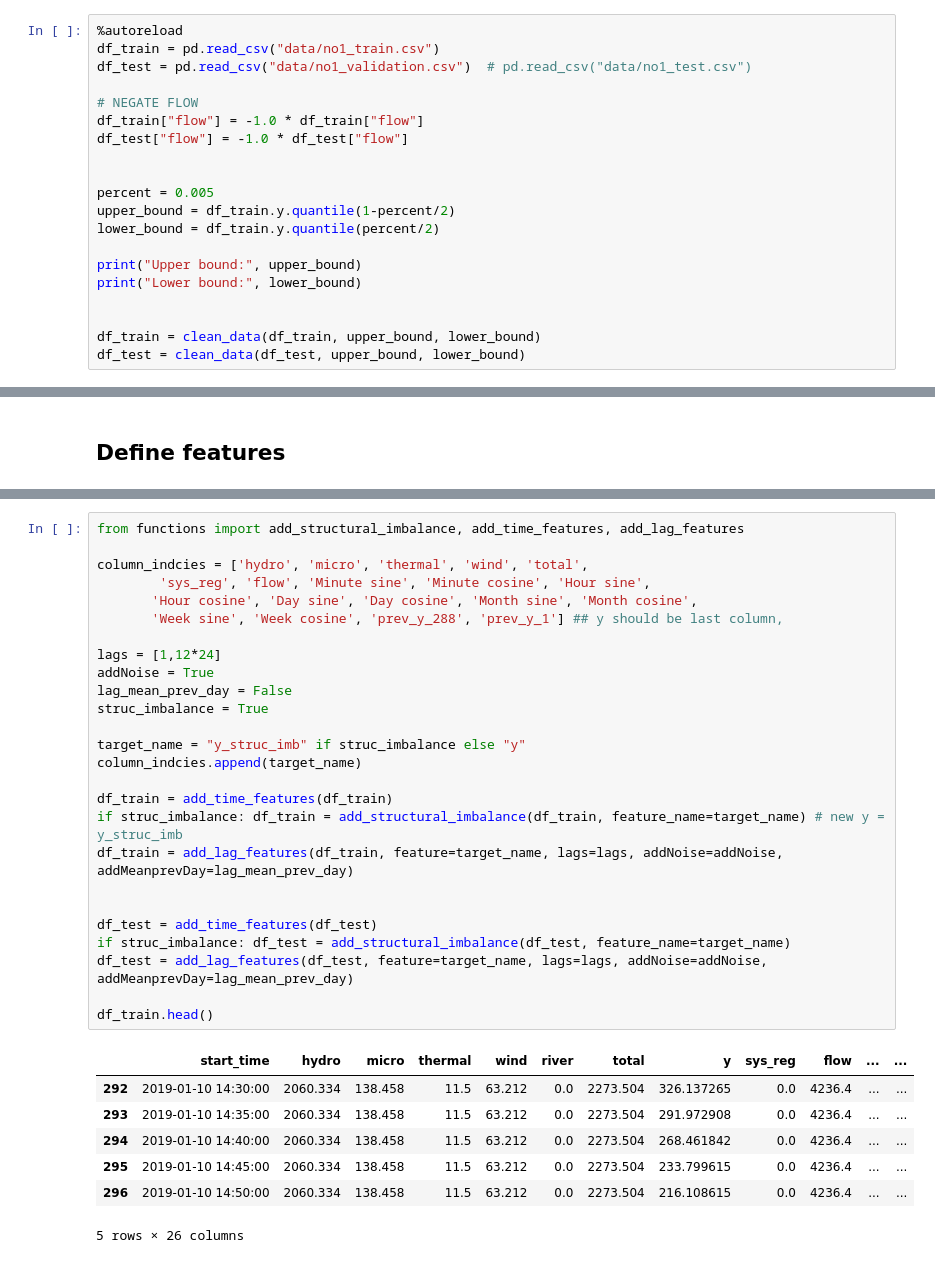
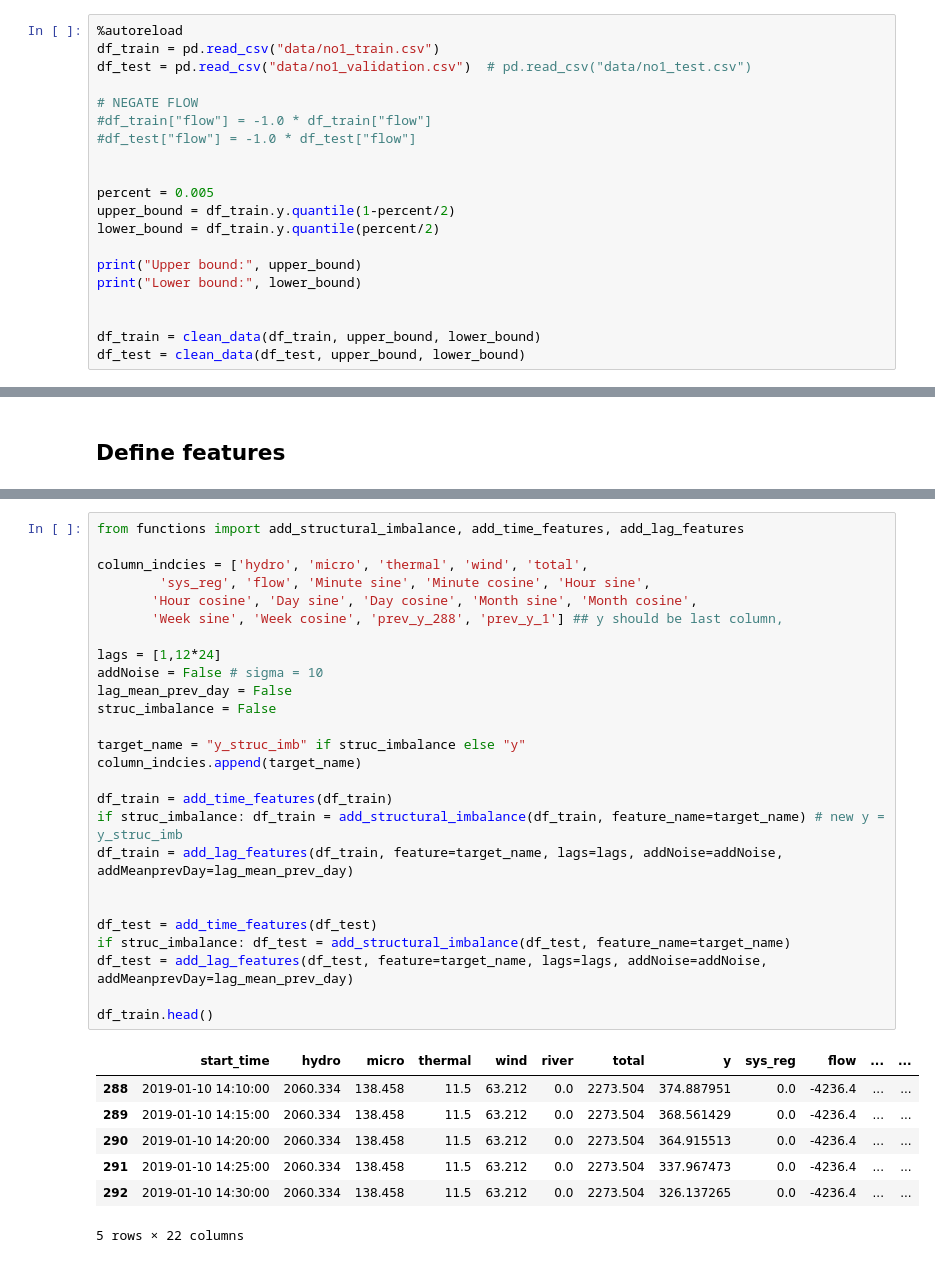
Before and after one commit to Kohmann/DL-power-imbalance-forecasting, a Jupyter notebook: model_training.ipynb, the cells around one changed output, grey strips where cells are left out. Cells and saved outputs as stored; diff of their text form.

```diff
--- a/model_training.ipynb
+++ b/model_training.ipynb
@@ -18,8 +16,8 @@ df_train = pd.read_csv("data/no1_train.csv")
 df_test = pd.read_csv("data/no1_validation.csv")  # pd.read_csv("data/no1_test.csv")
 
 # NEGATE FLOW
-df_train["flow"] = -1.0 * df_train["flow"]
-df_test["flow"] = -1.0 * df_test["flow"]
+#df_train["flow"] = -1.0 * df_train["flow"]
+#df_test["flow"] = -1.0 * df_test["flow"]
 
 
 percent = 0.005
@@ -51,34 +49,34 @@ df_train.head()
 # %%
 from functions import add_structural_imbalance, add_time_features, add_lag_features
 
 column_indcies = ['hydro', 'micro', 'thermal', 'wind', 'total',
         'sys_reg', 'flow', 'Minute sine', 'Minute cosine', 'Hour sine',
        'Hour cosine', 'Day sine', 'Day cosine', 'Month sine', 'Month cosine',
        'Week sine', 'Week cosine', 'prev_y_288', 'prev_y_1'] ## y should be last column,
 
 lags = [1,12*24]
-addNoise = True
+addNoise = False # sigma = 10
 lag_mean_prev_day = False
-struc_imbalance = True
+struc_imbalance = False
 
 target_name = "y_struc_imb" if struc_imbalance else "y"
 column_indcies.append(target_name)
 
 df_train = add_time_features(df_train)
 if struc_imbalance: df_train = add_structural_imbalance(df_train, feature_name=target_name) # new y = y_struc_imb
 df_train = add_lag_features(df_train, feature=target_name, lags=lags, addNoise=addNoise, addMeanprevDay=lag_mean_prev_day)
 
 
 df_test = add_time_features(df_test)
 if struc_imbalance: df_test = add_structural_imbalance(df_test, feature_name=target_name)
 df_test = add_lag_features(df_test, feature=target_name, lags=lags, addNoise=addNoise, addMeanprevDay=lag_mean_prev_day)
 
 df_train.head()
 # %% [output]
 |  | start_time | hydro | micro | thermal | wind | river | total | y | sys_reg | flow | ... | ... |
-| 292 | 2019-01-10 14:30:00 | 2060.334 | 138.458 | 11.5 | 63.212 | 0.0 | 2273.504 | 326.137265 | 0.0 | 4236.4 | ... | ... |
-| 293 | 2019-01-10 14:35:00 | 2060.334 | 138.458 | 11.5 | 63.212 | 0.0 | 2273.504 | 291.972908 | 0.0 | 4236.4 | ... | ... |
-| 294 | 2019-01-10 14:40:00 | 2060.334 | 138.458 | 11.5 | 63.212 | 0.0 | 2273.504 | 268.461842 | 0.0 | 4236.4 | ... | ... |
-| 295 | 2019-01-10 14:45:00 | 2060.334 | 138.458 | 11.5 | 63.212 | 0.0 | 2273.504 | 233.799615 | 0.0 | 4236.4 | ... | ... |
-| 296 | 2019-01-10 14:50:00 | 2060.334 | 138.458 | 11.5 | 63.212 | 0.0 | 2273.504 | 216.108615 | 0.0 | 4236.4 | ... | ... |
+| 288 | 2019-01-10 14:10:00 | 2060.334 | 138.458 | 11.5 | 63.212 | 0.0 | 2273.504 | 374.887951 | 0.0 | -4236.4 | ... | ... |
+| 289 | 2019-01-10 14:15:00 | 2060.334 | 138.458 | 11.5 | 63.212 | 0.0 | 2273.504 | 368.561429 | 0.0 | -4236.4 | ... | ... |
+| 290 | 2019-01-10 14:20:00 | 2060.334 | 138.458 | 11.5 | 63.212 | 0.0 | 2273.504 | 364.915513 | 0.0 | -4236.4 | ... | ... |
+| 291 | 2019-01-10 14:25:00 | 2060.334 | 138.458 | 11.5 | 63.212 | 0.0 | 2273.504 | 337.967473 | 0.0 | -4236.4 | ... | ... |
+| 292 | 2019-01-10 14:30:00 | 2060.334 | 138.458 | 11.5 | 63.212 | 0.0 | 2273.504 | 326.137265 | 0.0 | -4236.4 | ... | ... |
-5 rows × 26 columns
+5 rows × 22 columns
```
Also changed, not shown: parts of 10 cells of this notebook, 1 other file.
